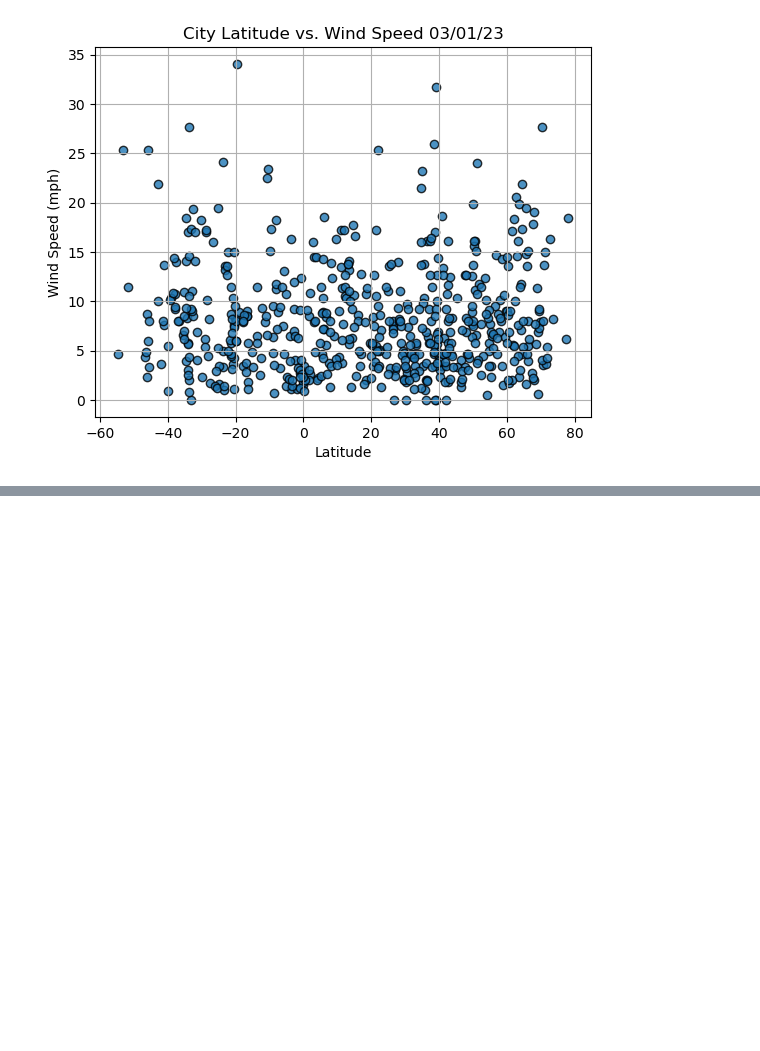
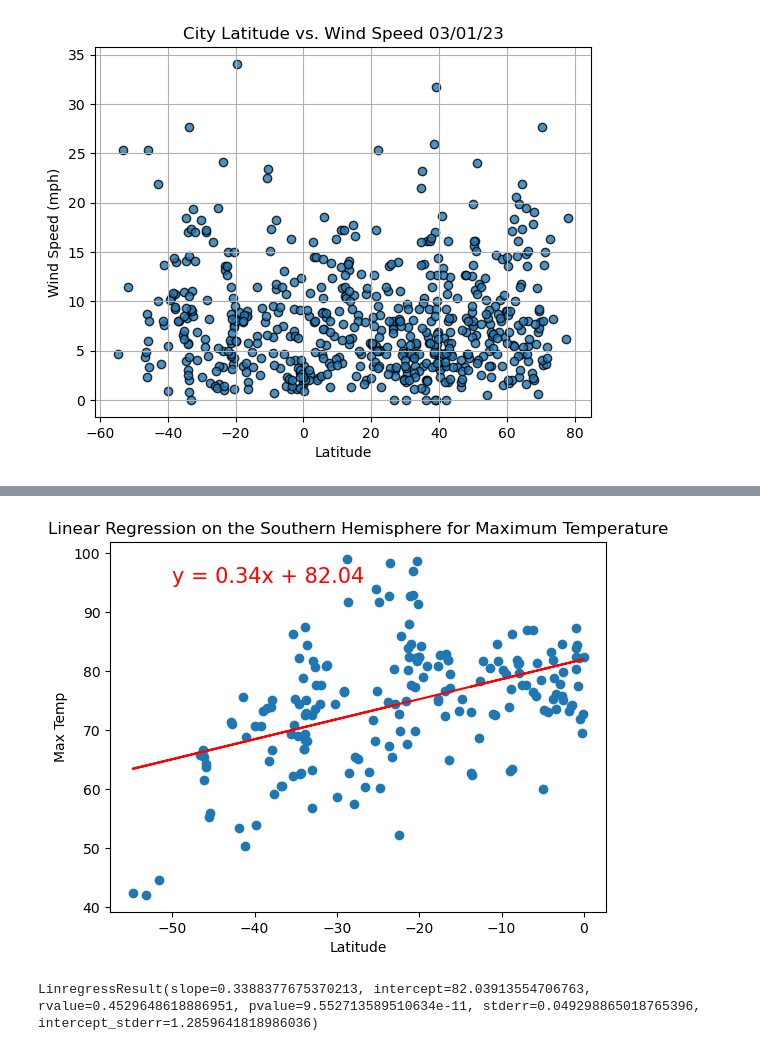
Before and after one commit to KimberlyW618/World_Weather_Analysis, a Jupyter notebook: WeatherPy.ipynb, the cells around one changed output, grey strips where cells are left out. Cells and saved outputs as stored; diff of their text form; code cells hidden in the pictures; blank space fills up the shorter version.

```diff
--- a/WeatherPy.ipynb
+++ b/WeatherPy.ipynb
@@ -315,0 +426,11 @@ plt.show()
+# %%
+# Linear regression on the Southern Hemisphere
+x_values = southern_hemi_df["Lat"]
+y_values = southern_hemi_df["Max Temp"]
+# Call the function.
+plot_linear_regression(x_values, y_values,
+                       'Linear Regression on the Southern Hemisphere for Maximum Temperature', 'Max Temp',(-50,95))
+linregress(x_values, y_values)
+# %% [output]
+[figure, added]
+LinregressResult(slope=0.3388377675370213, intercept=82.03913554706763, rvalue=0.4529648618886951, pvalue=9.552713589510634e-11, stderr=0.049298865018765396, intercept_stderr=1.2859641818986036)
```
Also changed, not shown: parts of 17 cells of this notebook, 2 other files.
